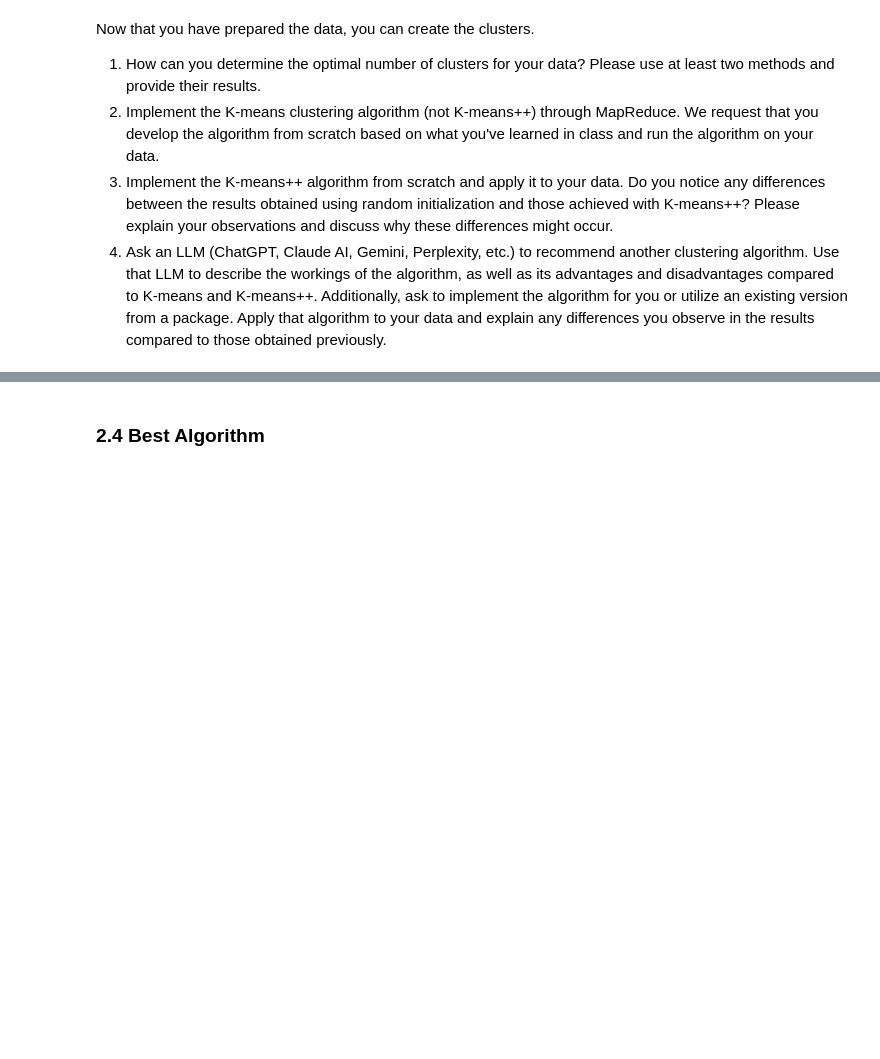
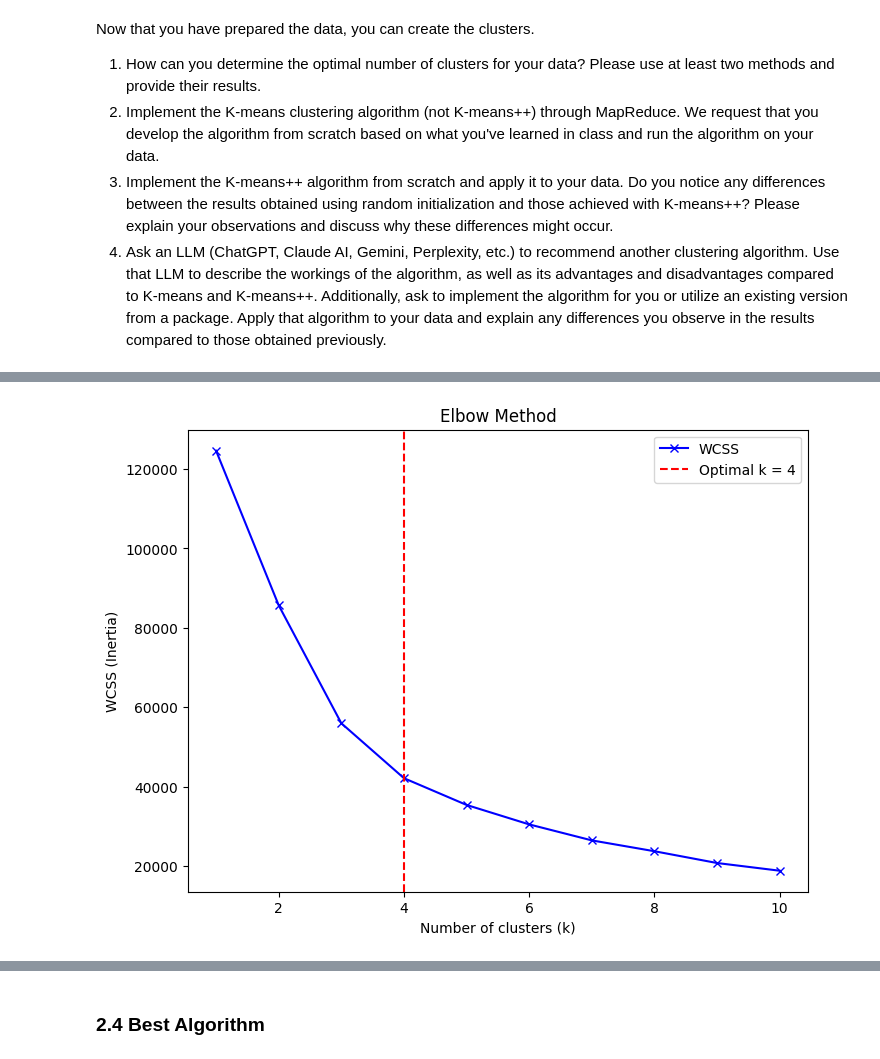
Before and after one commit to khalmatay/ADM-HW4, a Jupyter notebook: main.ipynb, the cells around one changed output, grey strips where cells are left out. Cells and saved outputs as stored; diff of their text form; code cells hidden in the pictures; blank space fills up the shorter version.

```diff
--- a/main.ipynb
+++ b/main.ipynb
@@ -838,33 +850,27 @@ initialization and those achieved with K-means++? Please explain your observatio
 # %%
 from sklearn.cluster import KMeans
-from sklearn.metrics import silhouette_score
+from kneed import KneeLocator
 import matplotlib.pyplot as plt
 
-# Elbow Method
+# Calculate inertia (WCSS)
 inertia = []
-silhouette_scores = []
-cluster_range = range(2, 10)
+K = range(1, 11)
+for k in K:
+    kmeans = KMeans(n_clusters=k, random_state=42)
+    kmeans.fit(pca_2d_df)
+    inertia.append(kmeans.inertia_)
 
-for k in cluster_range:
-    kmeans = KMeans(n_clusters=k, random_state=42)
-    kmeans.fit(pca_df)
-    inertia.append(kmeans.inertia_)
-    silhouette_scores.append(silhouette_score(pca_df, kmeans.labels_))
+# Find the elbow
+kn = KneeLocator(K, inertia, curve='convex', direction='decreasing')
 
-# Plot Elbow Method
-plt.figure(figsize=(12, 6))
-plt.plot(cluster_range, inertia, marker='o', label='Inertia')
+# Visualization
+plt.figure(figsize=(8, 6))
+plt.plot(K, inertia, 'bx-', label='WCSS')
+plt.axvline(x=kn.knee, linestyle='--', color='red', label=f'Optimal k = {kn.knee}')
+plt.xlabel('Number of clusters (k)')
+plt.ylabel('WCSS (Inertia)')
 plt.title('Elbow Method')
-plt.xlabel('Number of Clusters')
-plt.ylabel('Inertia')
 plt.legend()
 plt.show()
-
-# Plot Silhouette Scores
-plt.figure(figsize=(12, 6))
-plt.plot(cluster_range, silhouette_scores, marker='o', label='Silhouette Score', color='orange')
-plt.title('Silhouette Scores')
-plt.xlabel('Number of Clusters')
-plt.ylabel('Score')
-plt.legend()
-plt.show()
+# %% [output]
+[figure, added]
```
Also changed, not shown: parts of 6 cells of this notebook.
